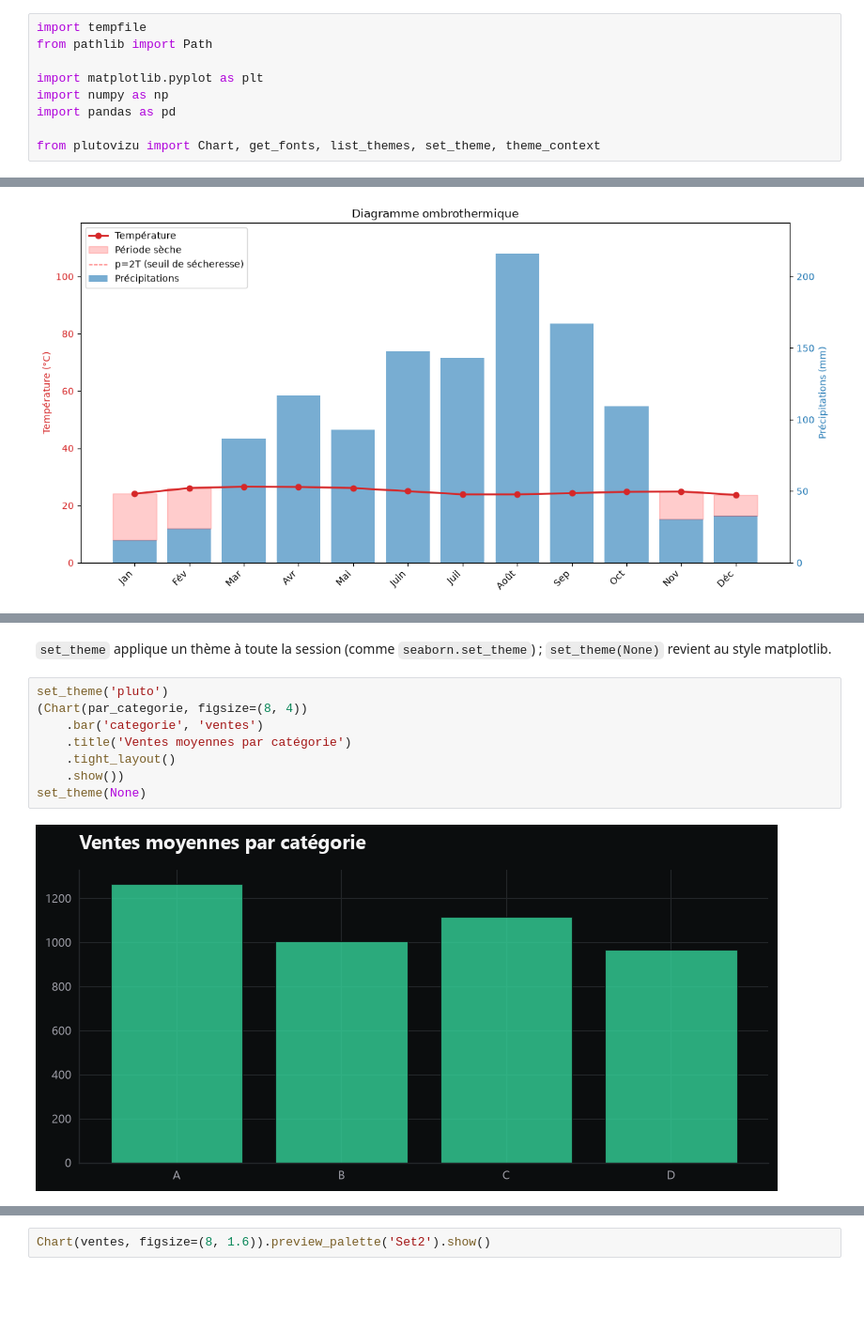
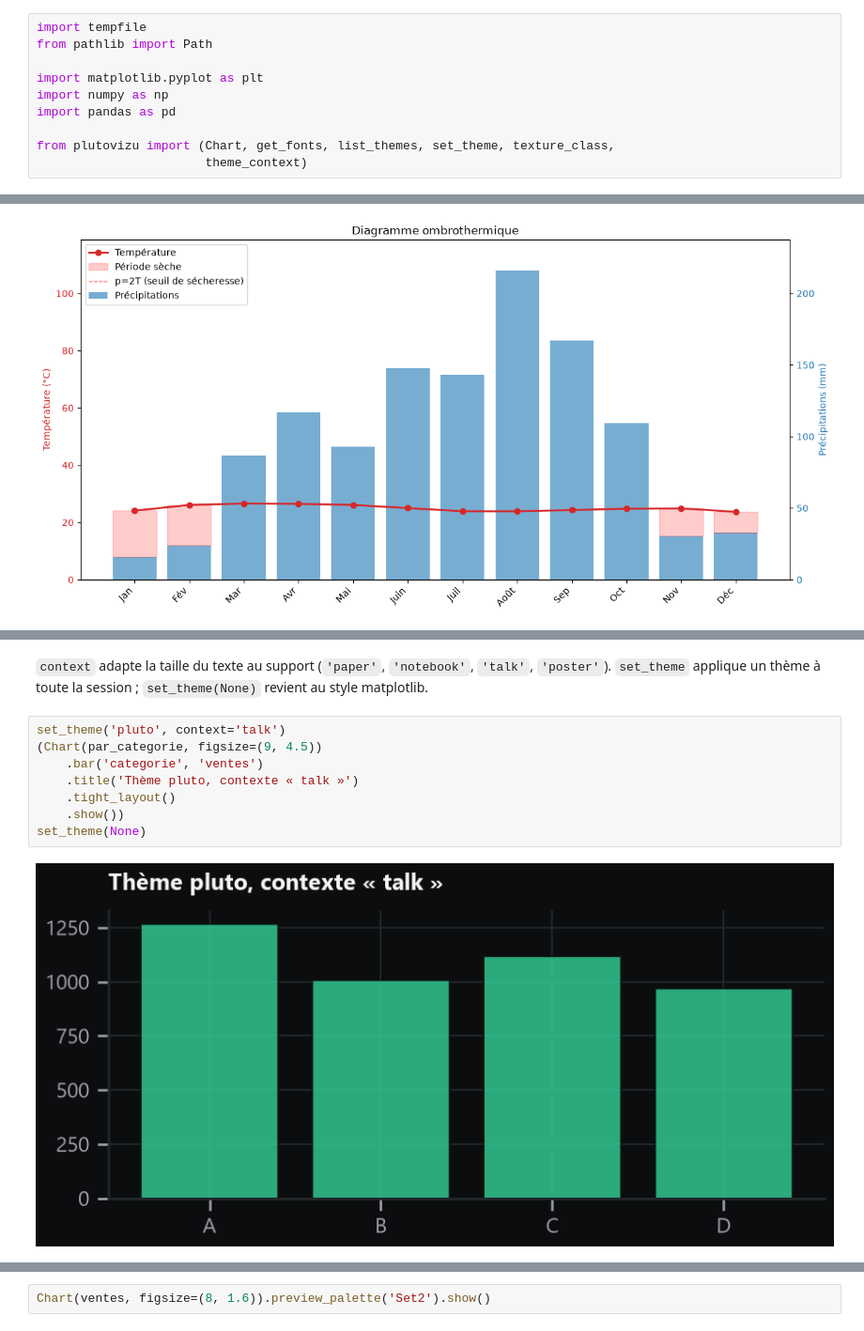
Before and after one commit to Mr-KAM/plutovizu, a Jupyter notebook: examples/demo.ipynb, the cells around one changed output, grey strips where cells are left out. Shown at 94% size. Drawn from its saved outputs; the diff is of its cells as text; blank space fills up the shorter version.

```diff
--- a/examples/demo.ipynb
+++ b/examples/demo.ipynb
@@ -10,7 +10,8 @@ import matplotlib.pyplot as plt
 import numpy as np
 import pandas as pd
 
-from plutovizu import Chart, get_fonts, list_themes, set_theme, theme_context
+from plutovizu import (Chart, get_fonts, list_themes, set_theme, texture_class,
+                       theme_context)
 # %% [markdown]
 ## Données d'exemple
 # %%
@@ -164,13 +380,13 @@ for nom in list_themes():
 # %% [markdown]
-`set_theme` applique un thème à toute la session (comme `seaborn.set_theme`) ; `set_theme(None)` revient au style matplotlib.
+`context` adapte la taille du texte au support (`'paper'`, `'notebook'`, `'talk'`, `'poster'`). `set_theme` applique un thème à toute la session ; `set_theme(None)` revient au style matplotlib.
 # %%
-set_theme('pluto')
-(Chart(par_categorie, figsize=(8, 4))
+set_theme('pluto', context='talk')
+(Chart(par_categorie, figsize=(9, 4.5))
     .bar('categorie', 'ventes')
-    .title('Ventes moyennes par catégorie')
+    .title('Thème pluto, contexte « talk »')
     .tight_layout()
     .show())
 set_theme(None)
 # %% [output]
-[figure, old version]
+[figure, new version]
 # %% [markdown]
```
Also changed, not shown: parts of 29 cells of this notebook, 13 other files.
